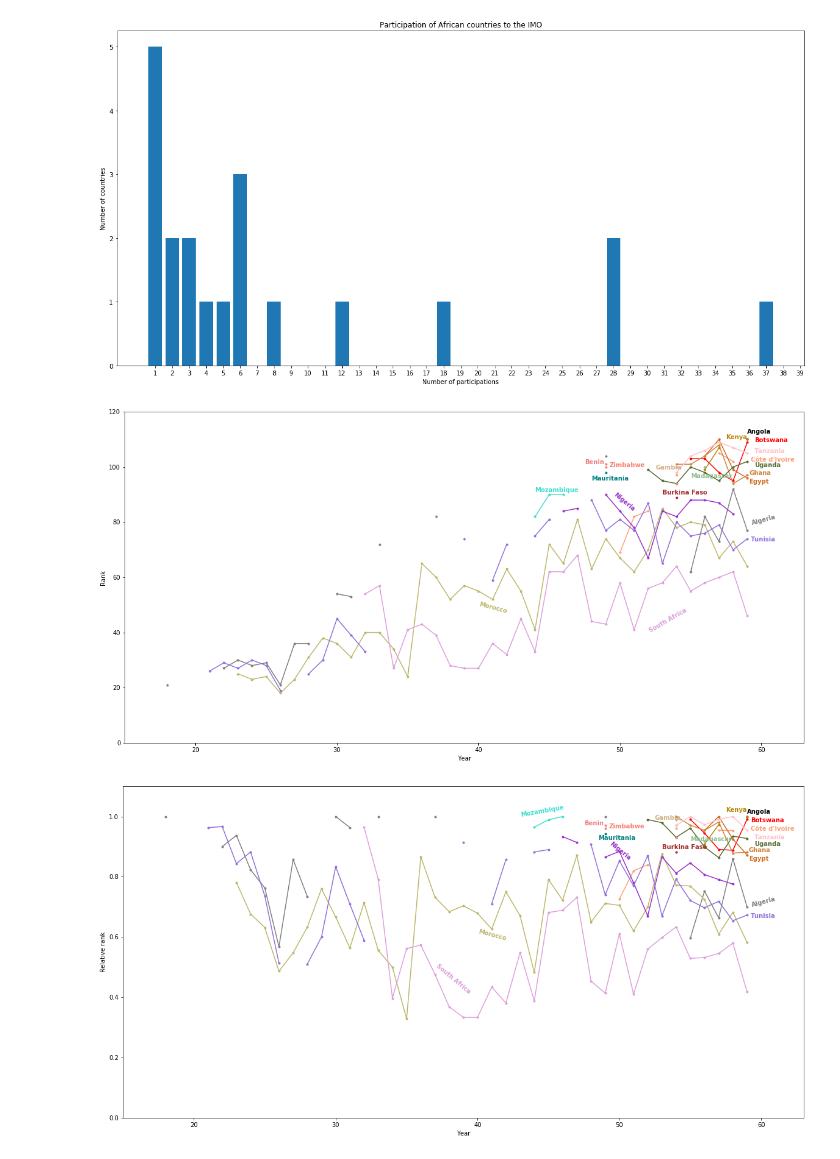
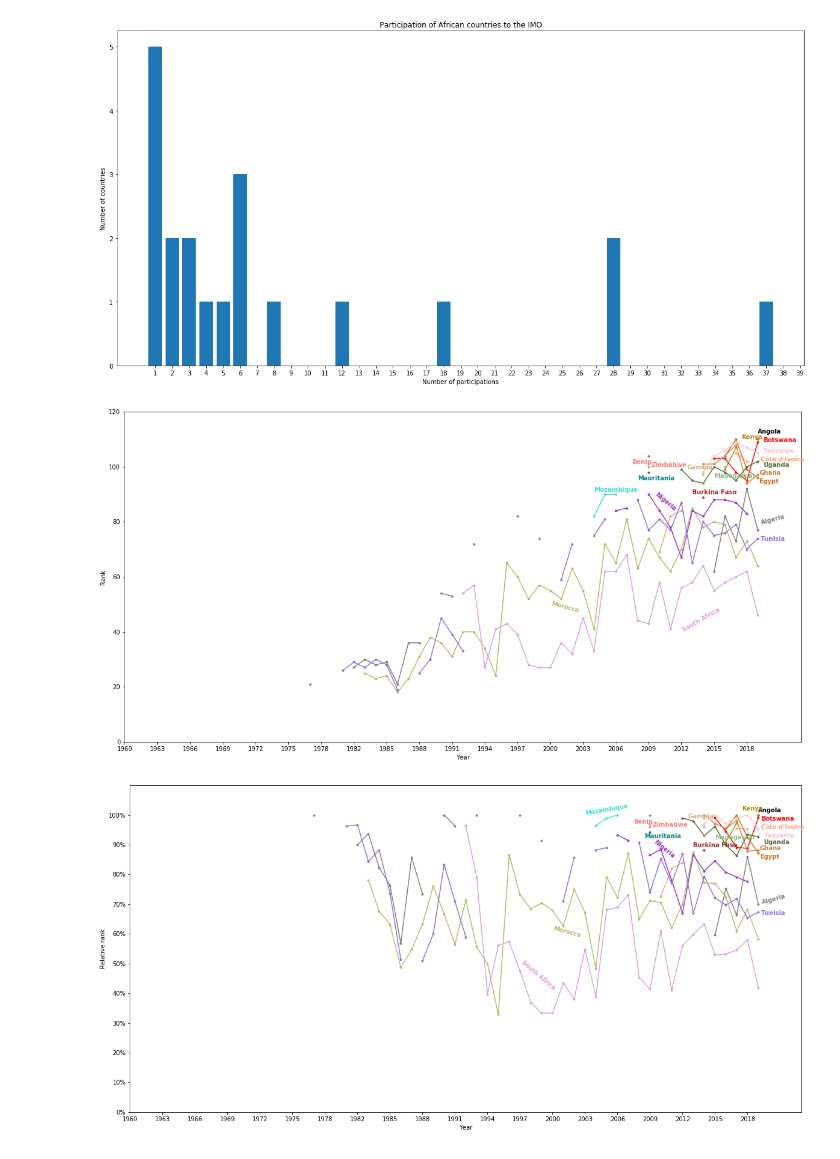
Before and after one commit to Djimdou/Side-Projects, a Jupyter notebook: IMO-Web-Scraping.ipynb, the cells around one changed output. Saved outputs shown, nothing was run; the diff lists cells and outputs as text; code cells hidden in the pictures.

```diff
--- a/IMO-Web-Scraping.ipynb
+++ b/IMO-Web-Scraping.ipynb
@@ -134,8 +134,7 @@ plt.xlim(15,63)
 plt.xlabel('Year')
 plt.ylabel('Rank')
 
-#plt.annotate('1980', xy=(20, 0))
-#plt.set_xticklabels(('An 1', 'An 2', 'An 3', 'An 4', 'An 5'))
+plt.xticks(np.arange(1,len(year),3),year[np.arange(1,len(year),3)][::-1])
 
 plt.text(x = 59, y = data[african_participant][0][::-1][-1]+2, s = name[african_participant][0], color = mycolors[0], rotation = 0, weight = 'bold')
 plt.text(x = 59.25, y = data[african_participant][1][::-1][-1]+2, s = name[african_participant][1], color = mycolors[1], rotation = 15, weight = 'bold')
@@ -158,40 +157,43 @@ plt.text(x = 59.5, y = data[african_participant][17][::-1][-1], s = name[african
 plt.text(x = 59.5, y = data[african_participant][18][::-1][-1]-2, s = name[african_participant][18], color = mycolors[18], rotation = 0, weight = 'bold')
 plt.text(x = 49.25, y = data[african_participant][19][::-1][-11], s = name[african_participant][19], color = mycolors[19], rotation = 0, weight = 'bold');
 # %% [output]
-[figure, old version]
+[figure, new version]
 # %%
 figure(figsize=(20,10))
 
 for i in range(len(african_participant)):
     plt.plot(np.array(data_standardized)[african_participant][i][::-1],'.-',color = mycolors[i],label=np.array(name)[african_participant][i])
 
 plt.ylim(0,1.1)
 plt.xlim(15,63)
 plt.xlabel('Year')
 plt.ylabel('Relative rank')
+
+plt.xticks(np.arange(1,len(year),3),year[np.arange(1,len(year),3)][::-1])
+plt.yticks(np.arange(0,1.1,0.1),np.array(['0%','10%','20%','30%','40%','50%','60%','70%','80%','90%','100%']))
 
 plt.text(x = 59, y = data_standardized[african_participant][0][::-1][-1]+0.01, s = name[african_participant][0], color = mycolors[0], rotation = 0, weight = 'bold')
 plt.text(x = 59.25, y = data_standardized[african_participant][1][::-1][-1], s = name[african_participant][1], color = mycolors[1], rotation = 15, weight = 'bold')
 plt.text(x = 47.5, y = data_standardized[african_participant][2][::-1][54], s = name[african_participant][2], color = mycolors[2], rotation = 0, weight = 'bold')
 plt.text(x = 53, y = data_standardized[african_participant][3][::-1][-6]+0.01, s = name[african_participant][3], color = mycolors[3], rotation = 0, weight = 'bold')
 plt.text(x = 59.25, y = data_standardized[african_participant][4][::-1][-1]-0.01, s = name[african_participant][4], color = mycolors[4], rotation = 0, weight = 'bold')
 plt.text(x = 59.25, y = data_standardized[african_participant][5][::-1][-2], s = name[african_participant][5], color = mycolors[5], rotation = 0, weight = 'bold')
 plt.text(x = 59.125, y = data_standardized[african_participant][6][::-1][-1]-0.02, s = name[african_participant][6], color = mycolors[6], rotation = 0, weight = 'bold')
 plt.text(x = 59.125, y = data_standardized[african_participant][7][::-1][-1], s = name[african_participant][7], color = mycolors[7], rotation = 0, weight = 'bold')
 plt.text(x = 52.5, y = data_standardized[african_participant][8][::-1][-6], s = name[african_participant][8], color = mycolors[8], rotation = 0, weight = 'bold')
 plt.text(x = 57.5, y = data_standardized[african_participant][9][::-1][-1]+0.015, s = name[african_participant][9], color = mycolors[9], rotation = 0, weight = 'bold')
 plt.text(x = 40, y = data_standardized[african_participant][10][::-1][40]-0.09, s = name[african_participant][10], color = mycolors[10], rotation = -15, weight = 'bold')
 plt.text(x = 55, y = data_standardized[african_participant][11][::-1][-4], s = name[african_participant][11], color = mycolors[11], rotation = 0, weight = 'bold')
 plt.text(x = 43, y = data_standardized[african_participant][12][::-1][-14], s = name[african_participant][12], color = mycolors[12], rotation = 10, weight = 'bold')
 plt.text(x = 48.5, y = data_standardized[african_participant][13][::-1][-11]-0.02, s = name[african_participant][13], color = mycolors[13], rotation = 0, weight = 'bold')
 plt.text(x = 49.25, y = data_standardized[african_participant][14][::-1][-10]-0.03, s = name[african_participant][14], color = mycolors[14], rotation = -40, weight = 'bold')
 plt.text(x = 37, y = data_standardized[african_participant][15][::-1][35]-0.15, s = name[african_participant][15], color = mycolors[15], rotation = -40, weight = 'bold')
 plt.text(x = 59.25, y = data_standardized[african_participant][16][::-1][-1]-0.01, s = name[african_participant][16], color = mycolors[16], rotation = 0, weight = 'bold')
 plt.text(x = 59.5, y = data_standardized[african_participant][17][::-1][-1]-0.03, s = name[african_participant][17], color = mycolors[17], rotation = 0, weight = 'bold')
 plt.text(x = 59.5, y = data_standardized[african_participant][18][::-1][-1]-0.025, s = name[african_participant][18], color = mycolors[18], rotation = 0, weight = 'bold')
 plt.text(x = 49.25, y = data_standardized[african_participant][19][::-1][-11], s = name[african_participant][19], color = mycolors[19], rotation = 0, weight = 'bold');
 # %% [output]
-[figure, old version]
+[figure, new version]
 # %%
 # # Map: for each African country, its best performance at IMO
 
```
Also changed, not shown: parts of 1 cell of this notebook.
